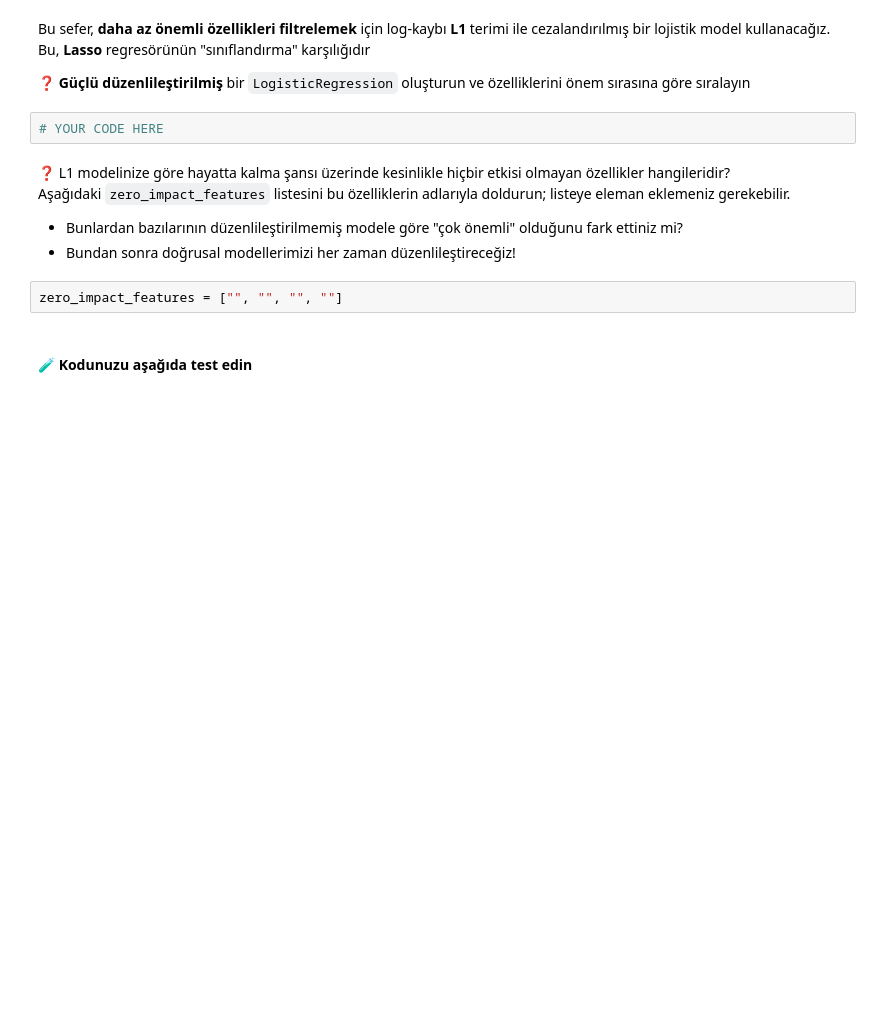
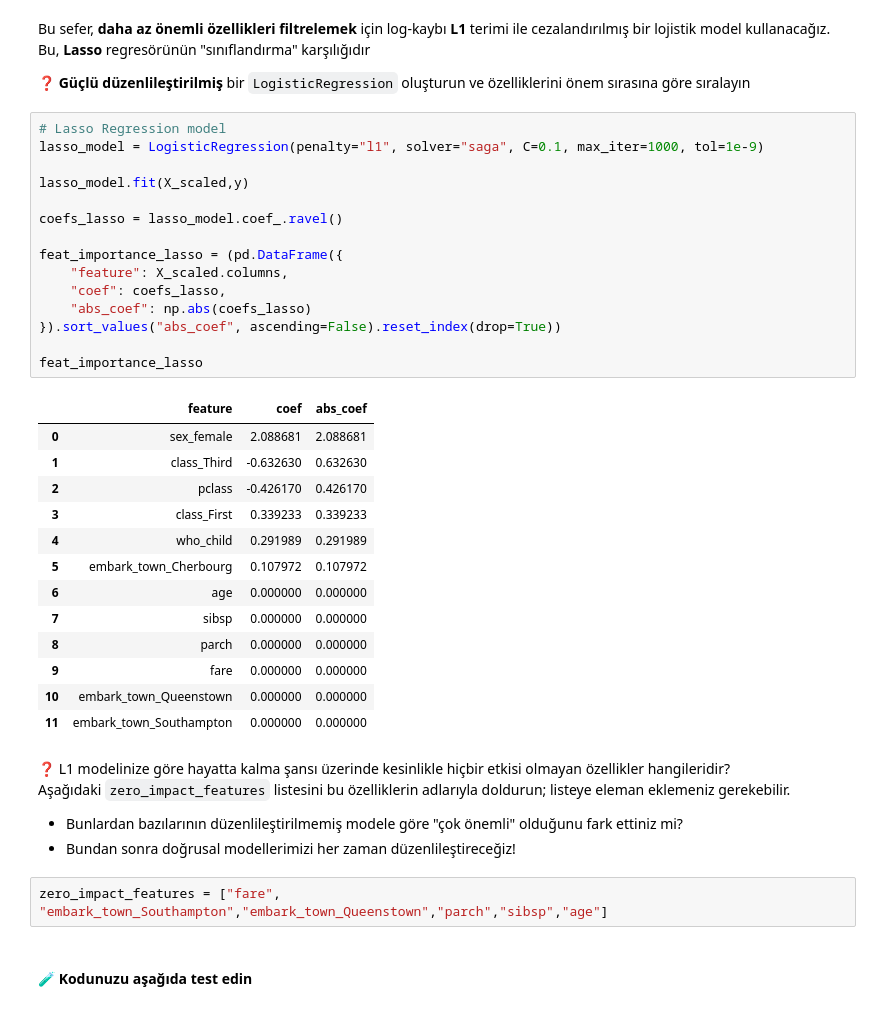
Before and after one commit to buseozgur/S16D5-S-regularization, a Jupyter notebook: Regularization.ipynb, the cells around one changed output. Drawn from its saved outputs; the diff is of its cells as text; blank space fills up the shorter version.

Commit message:
Complete lasso regularization step and find zero impact features.

```diff
--- a/Regularization.ipynb
+++ b/Regularization.ipynb
@@ -218,16 +218,43 @@ Bu sefer, **daha az önemli özellikleri filtrelemek** için log-kaybı **L1** t
 Bu, **Lasso** regresörünün "sınıflandırma" karşılığıdır
 
 ❓ **Güçlü düzenlileştirilmiş** bir `LogisticRegression` oluşturun ve özelliklerini önem sırasına göre sıralayın
-# %%
-# YOUR CODE HERE
+# %%
+# Lasso Regression model
+lasso_model = LogisticRegression(penalty="l1", solver="saga", C=0.1, max_iter=1000, tol=1e-9)
+
+lasso_model.fit(X_scaled,y)
+
+coefs_lasso = lasso_model.coef_.ravel()
+
+feat_importance_lasso = (pd.DataFrame({
+    "feature": X_scaled.columns,
+    "coef": coefs_lasso,
+    "abs_coef": np.abs(coefs_lasso)
+}).sort_values("abs_coef", ascending=False).reset_index(drop=True))
+
+feat_importance_lasso
+# %% [output]
+|  | feature | coef | abs_coef |
+| 0 | sex_female | 2.088681 | 2.088681 |
+| 1 | class_Third | -0.632630 | 0.632630 |
+| 2 | pclass | -0.426170 | 0.426170 |
+| 3 | class_First | 0.339233 | 0.339233 |
+| 4 | who_child | 0.291989 | 0.291989 |
+| 5 | embark_town_Cherbourg | 0.107972 | 0.107972 |
+| 6 | age | 0.000000 | 0.000000 |
+| 7 | sibsp | 0.000000 | 0.000000 |
+| 8 | parch | 0.000000 | 0.000000 |
+| 9 | fare | 0.000000 | 0.000000 |
+| 10 | embark_town_Queenstown | 0.000000 | 0.000000 |
+| 11 | embark_town_Southampton | 0.000000 | 0.000000 |
 # %% [markdown]
 ❓ L1 modelinize göre hayatta kalma şansı üzerinde kesinlikle hiçbir etkisi olmayan özellikler hangileridir?
 Aşağıdaki `zero_impact_features` listesini bu özelliklerin adlarıyla doldurun; listeye eleman eklemeniz gerekebilir.
 
 - Bunlardan bazılarının düzenlileştirilmemiş modele göre "çok önemli" olduğunu fark ettiniz mi?
 - Bundan sonra doğrusal modellerimizi her zaman düzenlileştireceğiz!
-# %%
-zero_impact_features = ["", "", "", ""]
+# %%
+zero_impact_features = ["fare", "embark_town_Southampton","embark_town_Queenstown","parch","sibsp","age"]
 # %% [markdown]
 #### 🧪 Kodunuzu aşağıda test edin
 # %%
```
Also changed, not shown: parts of 1 cell of this notebook.
